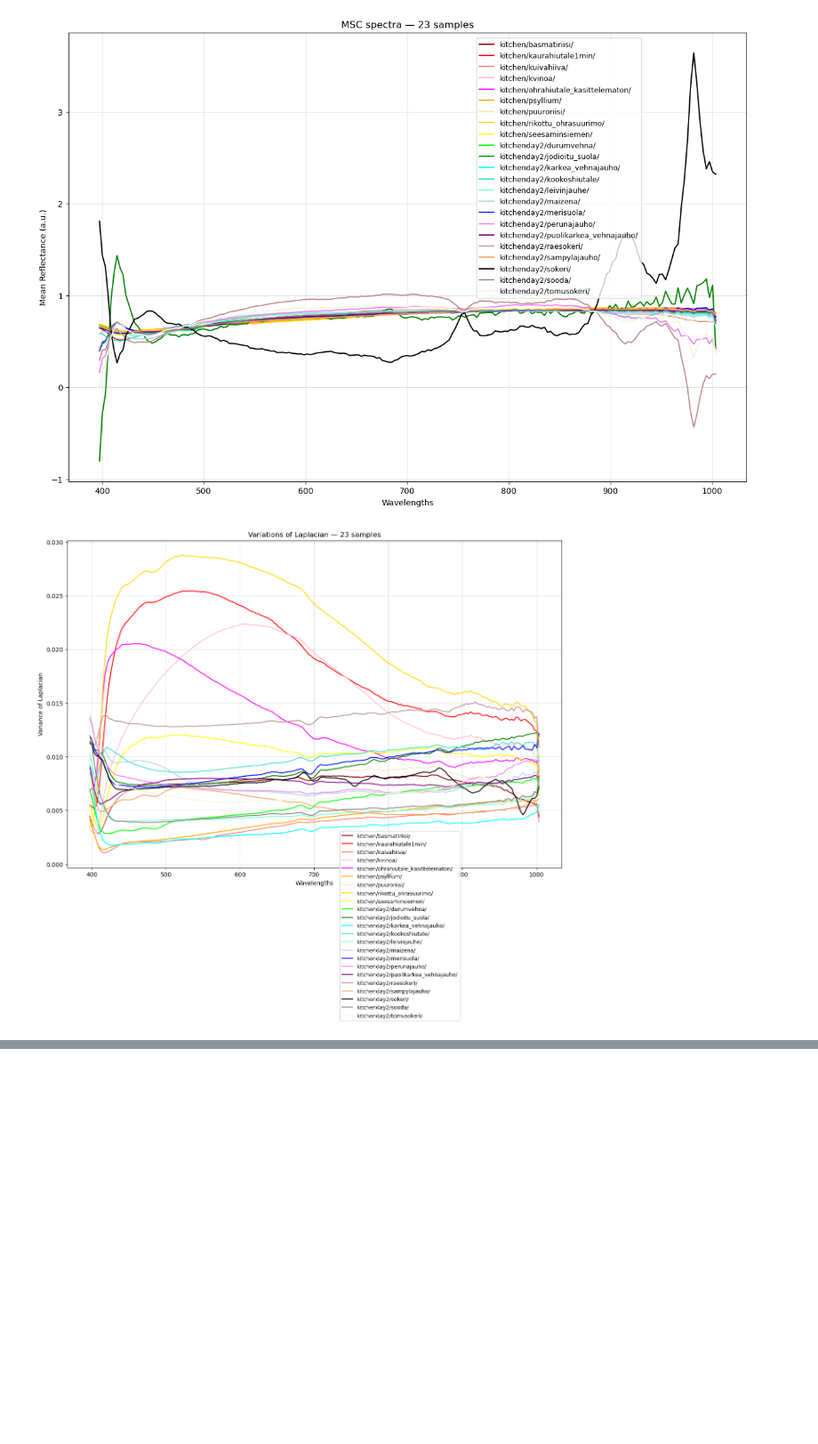
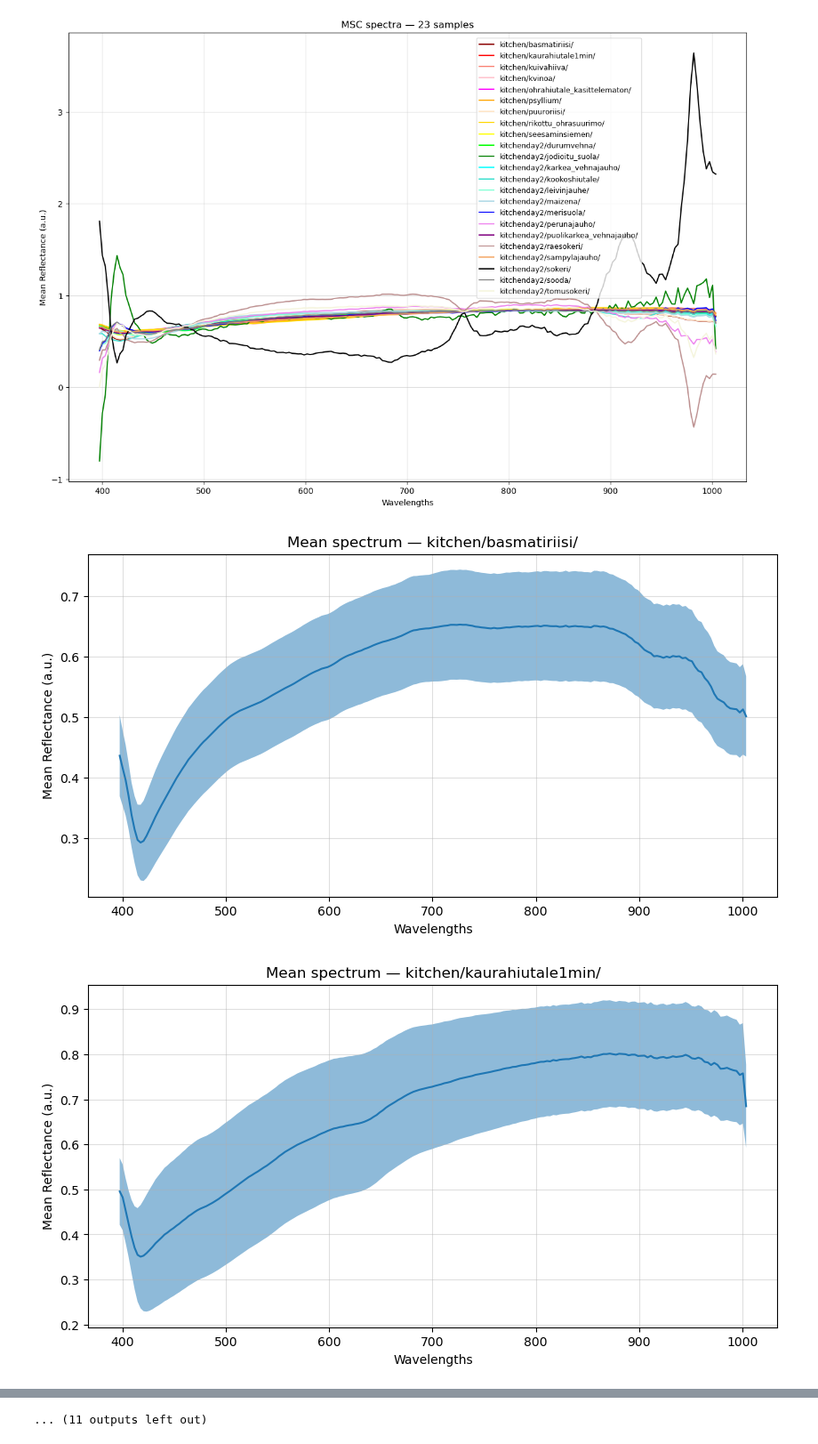
Before and after one commit to annitarvainen/tutkimusprojekti, a Jupyter notebook: projekti_infotekstit.ipynb, the cells around one changed output, grey strips where cells are left out. Shown at 89% size. Cells and saved outputs as stored; diff of their text form; code cells hidden in the pictures; blank space fills up the shorter version.

Commit message:
Added standard deviations to mean spectrum plots.

```diff
--- a/projekti_infotekstit.ipynb
+++ b/projekti_infotekstit.ipynb
@@ -292,12 +292,12 @@ def multiplicative_scatter_correction(spectra, reference=None):
     return corrected, reference
 
 
-def variance(cube, mask):
+def std_deviation(cube, mask):
     pixels = cube[mask > 0]
     if pixels.size == 0:
         print("  Warning: mask is empty; returning zeros.")
         return np.zeros(cube.shape[2])
-    return np.var(pixels, axis=0)
+    return np.std(pixels, axis=0)
 # %%
 # The path to the folder with the spectral images in it.
 PATH = '/n/archive/labs/hsi-data/everyday_objects/'
@@ -418,26 +418,25 @@ plt.legend(folders, fontsize=9, bbox_to_anchor=(0.85,0.4))
 plt.show()
 # %% [output]
 [figure]
-# %%
-variances = []
-
-for cube in cubes:
-    mask = create_sample_mask(cube)
-    segmented, roi_mask = segment_sample(cube, mask)
-
-    variances.append(variance(segmented, roi_mask))
-
-
-plt.figure().set_size_inches(15,10)
-
-for i, a in enumerate(variances):
-    plt.plot(wavelengths, a, color=colors[i])
-
-plt.grid(visible=True, alpha=0.4)
-plt.title(f"Variations of Laplacian — {len(spectra)} samples")
-plt.xlabel('Wavelengths')
-plt.ylabel('Variance of Laplacian')
-plt.legend(folders, fontsize=9, bbox_to_anchor=(0.8,0.12))
-plt.show()
-# %% [output]
-[figure, removed]
+# %%
+deviations = []
+
+for cube in cubes:
+    mask = create_sample_mask(cube)
+    segmented, roi_mask = segment_sample(cube, mask)
+
+    deviations.append(std_deviation(segmented, roi_mask))
+
+
+for i, a in enumerate(array):
+    plt.figure().set_size_inches(10,5)
+    plt.plot(wavelengths, a)
+    plt.fill_between(wavelengths, a-deviations[i], a+deviations[i], alpha = 0.5, label='_nolegend_')
+    plt.grid(visible=True, alpha=0.4)
+    plt.title(f"Mean spectrum — {folders[i]}")
+    plt.xlabel('Wavelengths')
+    plt.ylabel('Mean Reflectance (a.u.)')
+    plt.show()
+# %% [output]
+[figure, added]
+[figure, added]
@@ -443,0 +453 @@ plt.show()
+... (11 outputs left out)
```
Also changed, not shown: parts of 1 cell of this notebook.
